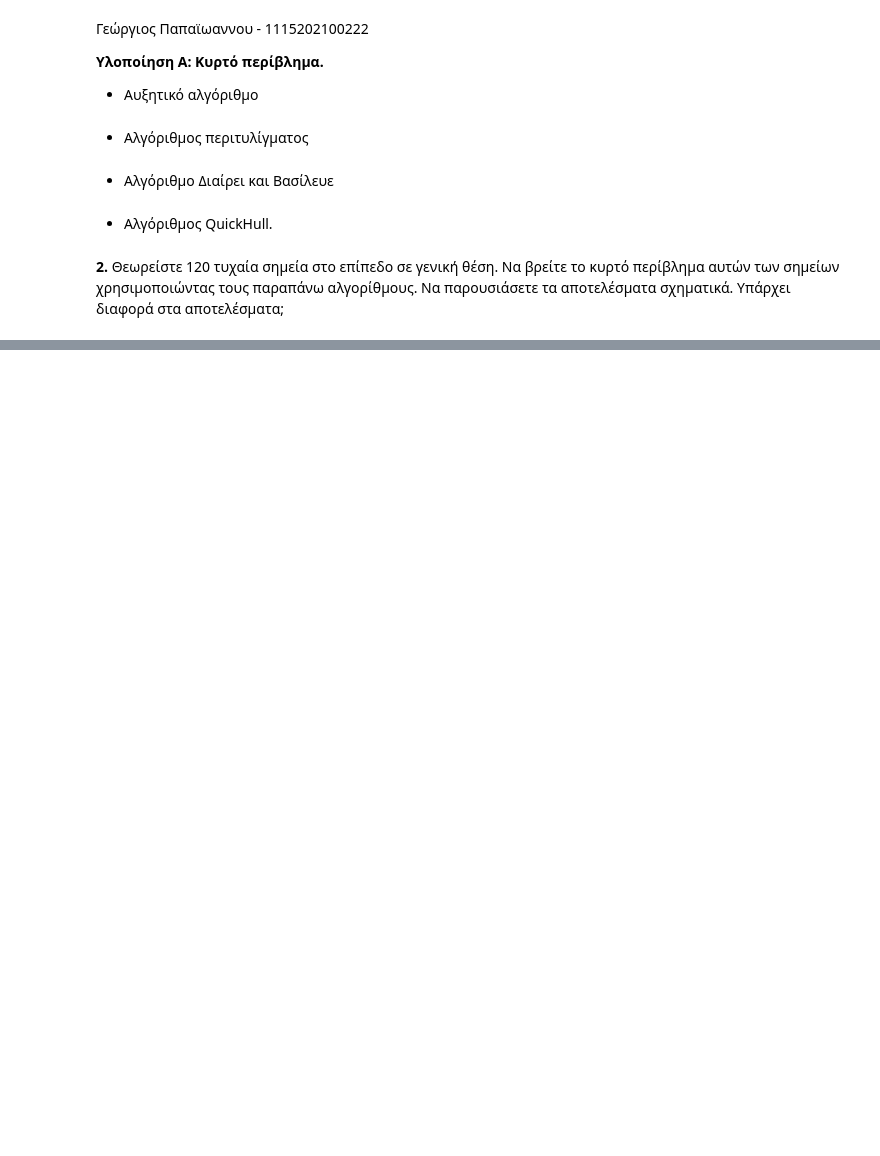
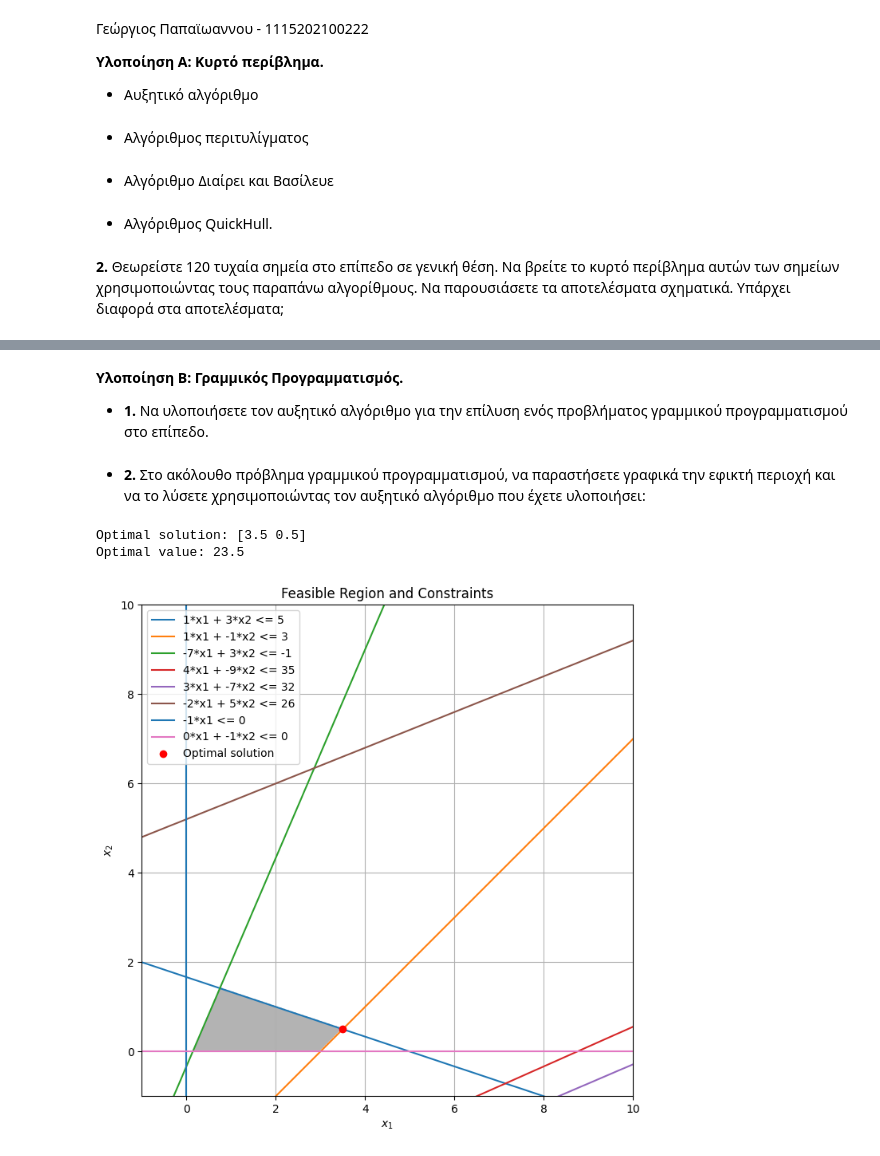
Before and after one commit to geoppn/Theoretical-Polynomial-Analysis, a Jupyter notebook: ergasia.ipynb, the cells around one changed output, grey strips where cells are left out. Saved outputs shown, nothing was run; the diff lists cells and outputs as text; code cells hidden in the pictures; blank space fills up the shorter version.

```diff
--- a/ergasia.ipynb
+++ b/ergasia.ipynb
@@ -209,0 +379,3 @@ plot_hull(points, hull_points, "QuickHull Convex Hull")
+# %% [markdown]
+**Υλοποίηση Β: Γραμμικός Προγραμματισμός.**
+- **1.** Να υλοποιήσετε τον αυξητικό αλγόριθμο για την επίλυση ενός προβλήματος γραμμικού προγραμματισμού στο επίπεδο.
@@ -209,0 +416,73 @@ plot_hull(points, hull_points, "QuickHull Convex Hull")
+# %% [markdown]
+- **2.** Στο ακόλουθο πρόβλημα γραμμικού προγραμματισμού, να παραστήσετε
+γραφικά την εφικτή περιοχή και να το λύσετε χρησιμοποιώντας τον αυξητικό αλγόριθμο που έχετε υλοποιήσει:
+# %%
+import numpy as np
+import matplotlib.pyplot as plt
+
+c = np.array([-5, -12])  # MAXIMIZATION VALUES
+A = np.array([
+    [1, 3],      # x1 + 3x2 <= 5
+    [1, -1],     # x1 - x2 <= 3 (converted from -x1 + x2 >= -3)
+    [-7, 3],     # -7x1 + 3x2 <= -1 (converted from 7x1 - 3x2 >= 1)
+    [4, -9],     # 4x1 - 9x2 <= 35
+    [3, -7],     # 3x1 - 7x2 <= 32
+    [-2, 5],     # -2x1 + 5x2 <= 26
+    [-1, 0],     # x1 >= 0 becomes -x1 <= 0
+    [0, -1]      # x2 >= 0 becomes -x2 <= 0
+])
+b = np.array([5, 3, -1, 35, 32, 26, 0, 0])
+
+optimal_solution = incremental_linear_programming(c, A, b)
+if optimal_solution is not None:
+    print("Optimal solution:", optimal_solution)
+    print("Optimal value:", -np.dot(c, optimal_solution))  # NEGATION FOR MAXIMIZATION
+else:
+    print("No feasible solution found.")
+
+# FEASIBLE REGION PLOT
+x1 = np.linspace(-1, 10, 400)
+x2 = np.linspace(-1, 10, 400)
+X1, X2 = np.meshgrid(x1, x2)
+
+constraints = [ # DEFINE CONSTRAINTS
+    (X1 + 3 * X2 <= 5),
+    (-X1 + X2 >= -3),
+    (7 * X1 - 3 * X2 >= 1),
+    (4 * X1 - 9 * X2 <= 35),
+    (3 * X1 - 7 * X2 <= 32),
+    (-2 * X1 + 5 * X2 <= 26),
+    (X1 >= 0),
+    (X2 >= 0)
+]
+
+feasible_region = np.ones_like(X1, dtype=bool)
+for constraint in constraints:
+    feasible_region &= constraint
+
+plt.figure(figsize=(10, 8))
+plt.imshow(feasible_region, extent=(-1, 10, -1, 10), origin='lower', cmap='Greys', alpha=0.3)
+
+# PLOT THE CONSTRAINTS
+for i in range(len(A)):
+    if A[i][1] != 0:
+        x2_vals = (b[i] - A[i][0] * x1) / A[i][1]
+        plt.plot(x1, x2_vals, label=f'{A[i][0]}*x1 + {A[i][1]}*x2 <= {b[i]}')
+    else:
+        plt.axvline(x=b[i] / A[i][0], label=f'{A[i][0]}*x1 <= {b[i]}')
+
+if optimal_solution is not None:
+    plt.plot(optimal_solution[0], optimal_solution[1], 'ro', label='Optimal solution')
+
+plt.title('Feasible Region and Constraints')
+plt.xlabel('$x_1$')
+plt.ylabel('$x_2$')
+plt.xlim(-1, 10)
+plt.ylim(-1, 10)
+plt.grid(True)
+plt.legend()
+plt.show()
+# %% [output]
+Optimal solution: [3.5 0.5]
+Optimal value: 23.5
+[figure, added]
```
Also changed, not shown: parts of 21 cells of this notebook, 2 other files.
